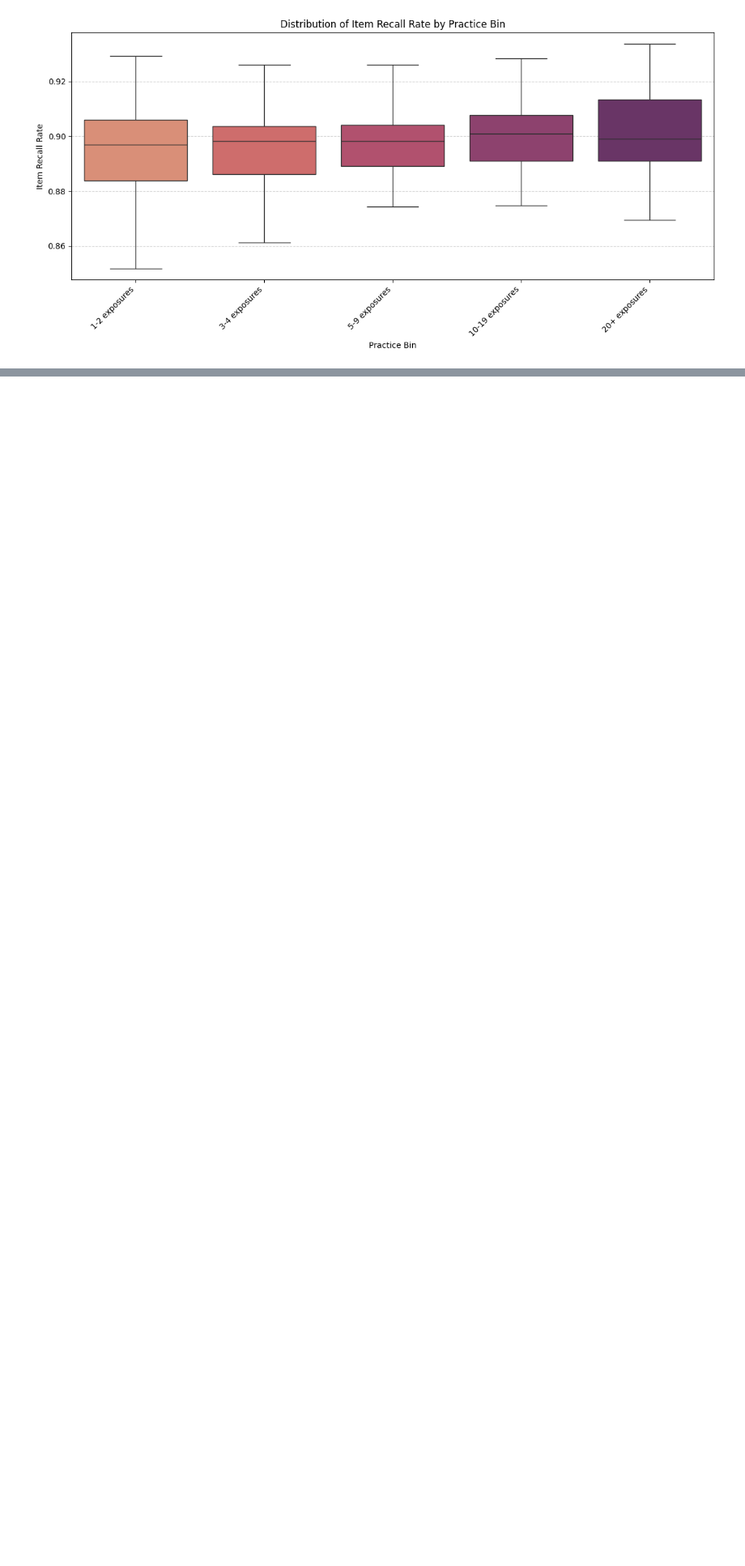
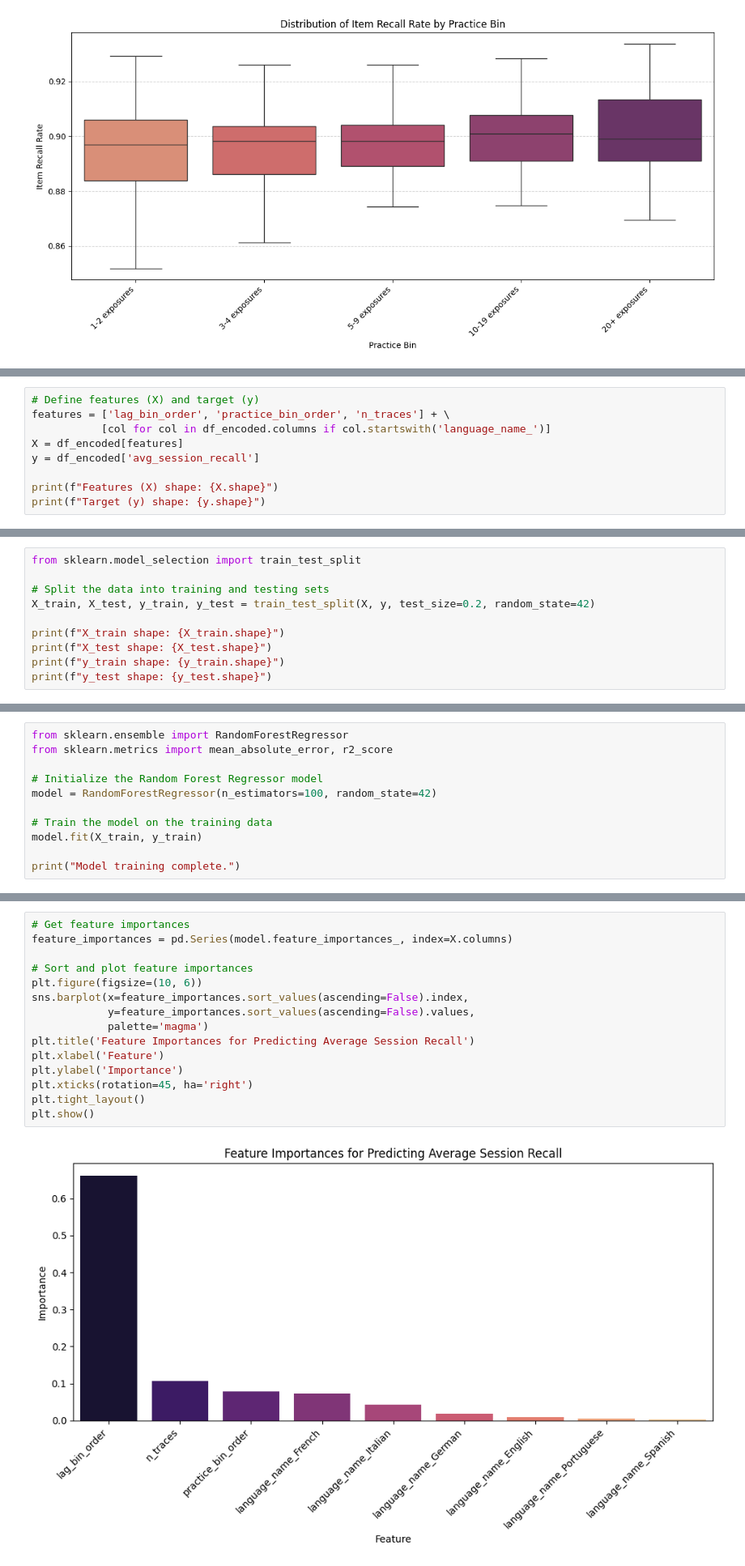
Before and after one commit to kxrrym03/Duolingo-Forgetting-Curve, a Jupyter notebook: Forgetting_Curve.ipynb, the cells around one changed output, grey strips where cells are left out. Shown at 81% size. Drawn from its saved outputs; the diff is of its cells as text; blank space fills up the shorter version.

```diff
--- a/Forgetting_Curve.ipynb
+++ b/Forgetting_Curve.ipynb
@@ -212,0 +228,9 @@ plt.show()
+# %%
+# Define features (X) and target (y)
+features = ['lag_bin_order', 'practice_bin_order', 'n_traces'] + \
+           [col for col in df_encoded.columns if col.startswith('language_name_')]
+X = df_encoded[features]
+y = df_encoded['avg_session_recall']
+
+print(f"Features (X) shape: {X.shape}")
+print(f"Target (y) shape: {y.shape}")
@@ -212,0 +240,10 @@ plt.show()
+# %%
+from sklearn.model_selection import train_test_split
+
+# Split the data into training and testing sets
+X_train, X_test, y_train, y_test = train_test_split(X, y, test_size=0.2, random_state=42)
+
+print(f"X_train shape: {X_train.shape}")
+print(f"X_test shape: {X_test.shape}")
+print(f"y_train shape: {y_train.shape}")
+print(f"y_test shape: {y_test.shape}")
@@ -212,0 +255,11 @@ plt.show()
+# %%
+from sklearn.ensemble import RandomForestRegressor
+from sklearn.metrics import mean_absolute_error, r2_score
+
+# Initialize the Random Forest Regressor model
+model = RandomForestRegressor(n_estimators=100, random_state=42)
+
+# Train the model on the training data
+model.fit(X_train, y_train)
+
+print("Model training complete.")
@@ -212,0 +281,17 @@ plt.show()
+# %%
+# Get feature importances
+feature_importances = pd.Series(model.feature_importances_, index=X.columns)
+
+# Sort and plot feature importances
+plt.figure(figsize=(10, 6))
+sns.barplot(x=feature_importances.sort_values(ascending=False).index,
+            y=feature_importances.sort_values(ascending=False).values,
+            palette='magma')
+plt.title('Feature Importances for Predicting Average Session Recall')
+plt.xlabel('Feature')
+plt.ylabel('Importance')
+plt.xticks(rotation=45, ha='right')
+plt.tight_layout()
+plt.show()
+# %% [output]
+[figure, added]
```
Also changed, not shown: parts of 6 cells of this notebook.
